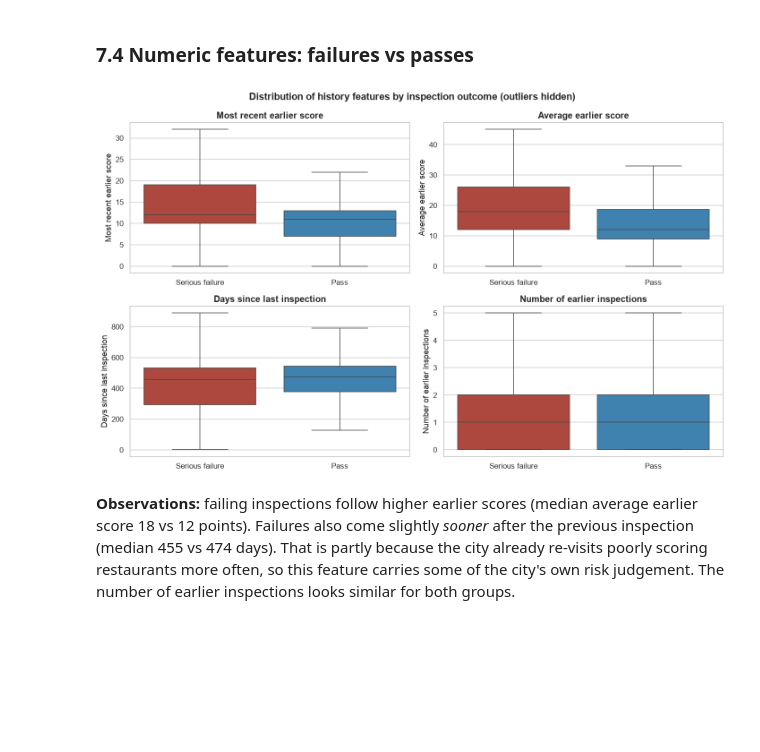
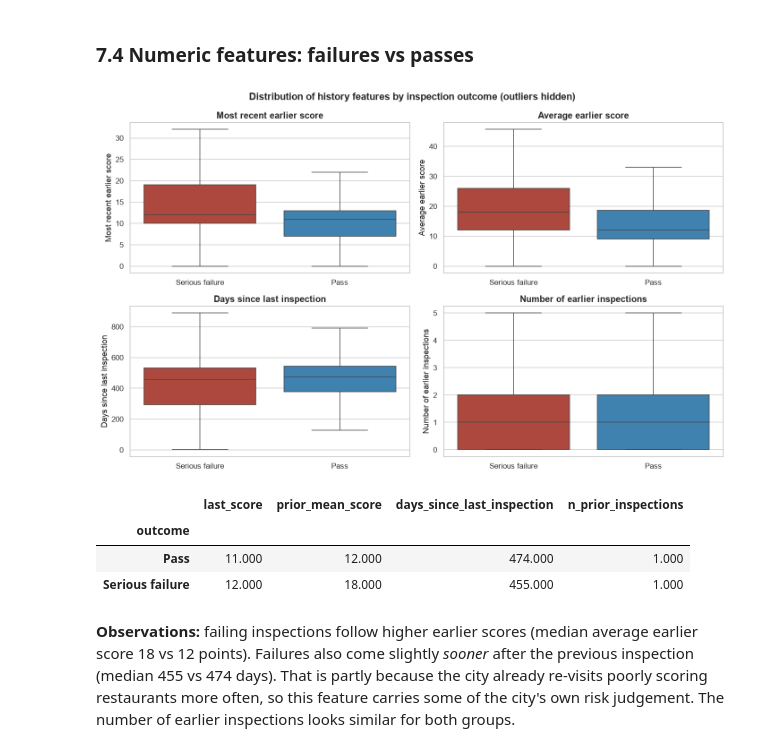
Before and after one commit to VyomR/nyc-food-safety-inspection-eda, a Jupyter notebook: notebooks/01_data_cleaning_and_eda.ipynb, the cells around one changed output. Cells and saved outputs as stored; diff of their text form; code cells hidden in the pictures; blank space fills up the shorter version.

```diff
--- a/notebooks/01_data_cleaning_and_eda.ipynb
+++ b/notebooks/01_data_cleaning_and_eda.ipynb
@@ -473,19 +481,24 @@ Past behavior is the strongest signal in the data, which supports building the m
 # %%
 numeric_view = ["last_score", "prior_mean_score", "days_since_last_inspection", "n_prior_inspections"]
 labels = {"last_score": "Most recent earlier score", "prior_mean_score": "Average earlier score",
           "days_since_last_inspection": "Days since last inspection", "n_prior_inspections": "Number of earlier inspections"}
 plot_df = model_df.assign(outcome=model_df["fail"].map({0: "Pass", 1: "Serious failure"}))
 
 fig, axes = plt.subplots(2, 2, figsize=(13, 8))
 for ax, col in zip(axes.flat, numeric_view):
     sns.boxplot(data=plot_df, x="outcome", y=col, hue="outcome", ax=ax, showfliers=False,
                 palette={"Pass": PASS_COLOR, "Serious failure": FAIL_COLOR}, legend=False)
     ax.set(title=labels[col], xlabel="", ylabel=labels[col])
 fig.suptitle("Distribution of history features by inspection outcome (outliers hidden)", fontweight="bold")
 plt.tight_layout()
 plt.show()
+plot_df.groupby("outcome")[numeric_view].median().round(1)
 # %% [output]
 [figure]
+|  | last_score | prior_mean_score | days_since_last_inspection | n_prior_inspections |
+| outcome |  |  |  |  |
+| Pass | 11.000 | 12.000 | 474.000 | 1.000 |
+| Serious failure | 12.000 | 18.000 | 455.000 | 1.000 |
 # %% [markdown]
 **Observations:** failing inspections follow higher earlier scores (median average earlier score 18 vs 12 points). Failures also come slightly *sooner* after the previous inspection (median 455 vs 474 days). That is partly because the city already re-visits poorly scoring restaurants more often, so this feature carries some of the city's own risk judgement. The number of earlier inspections looks similar for both groups.
 # %% [markdown]
```
Also changed, not shown: parts of 13 cells of this notebook, 7 other files.
